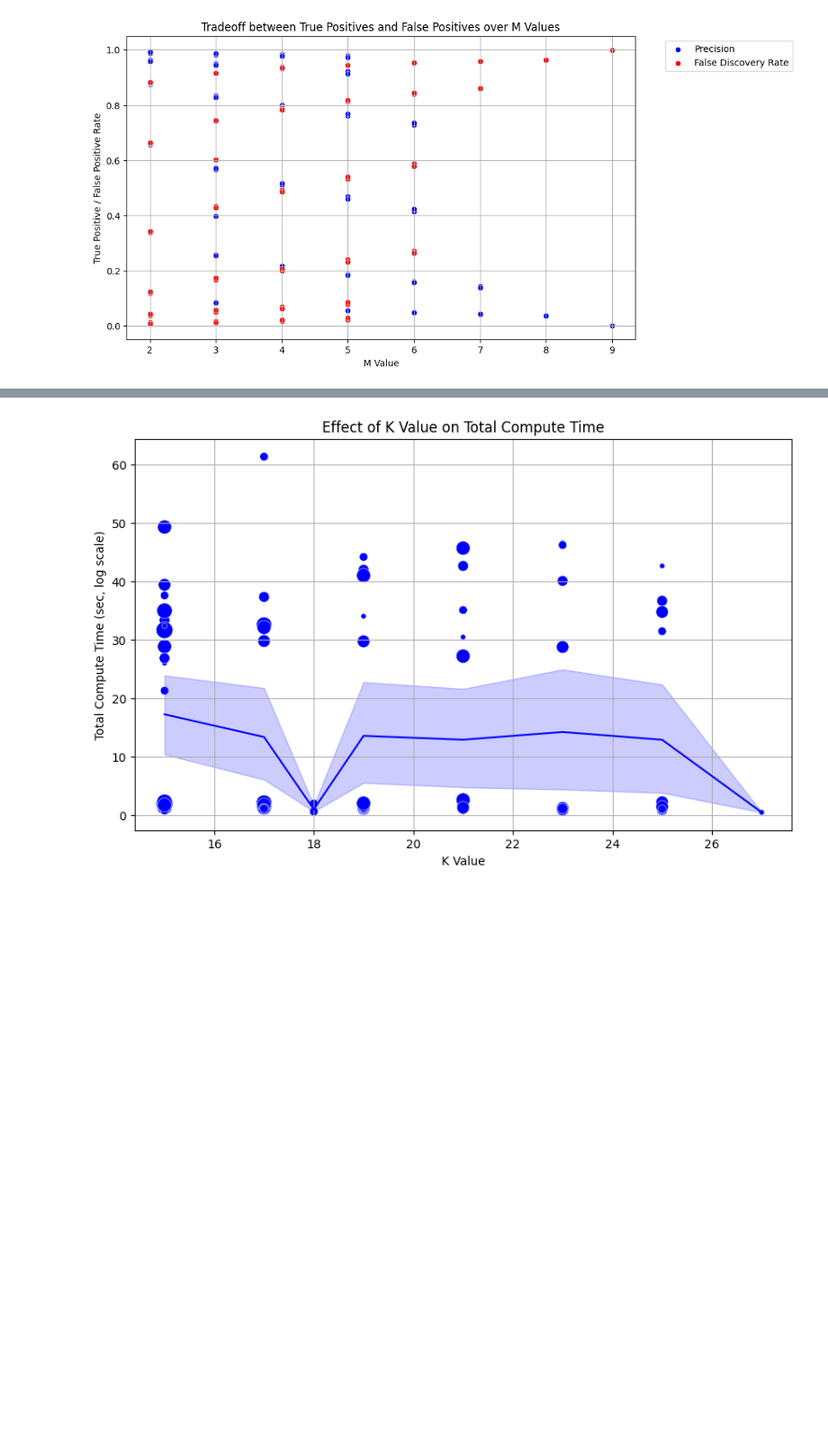
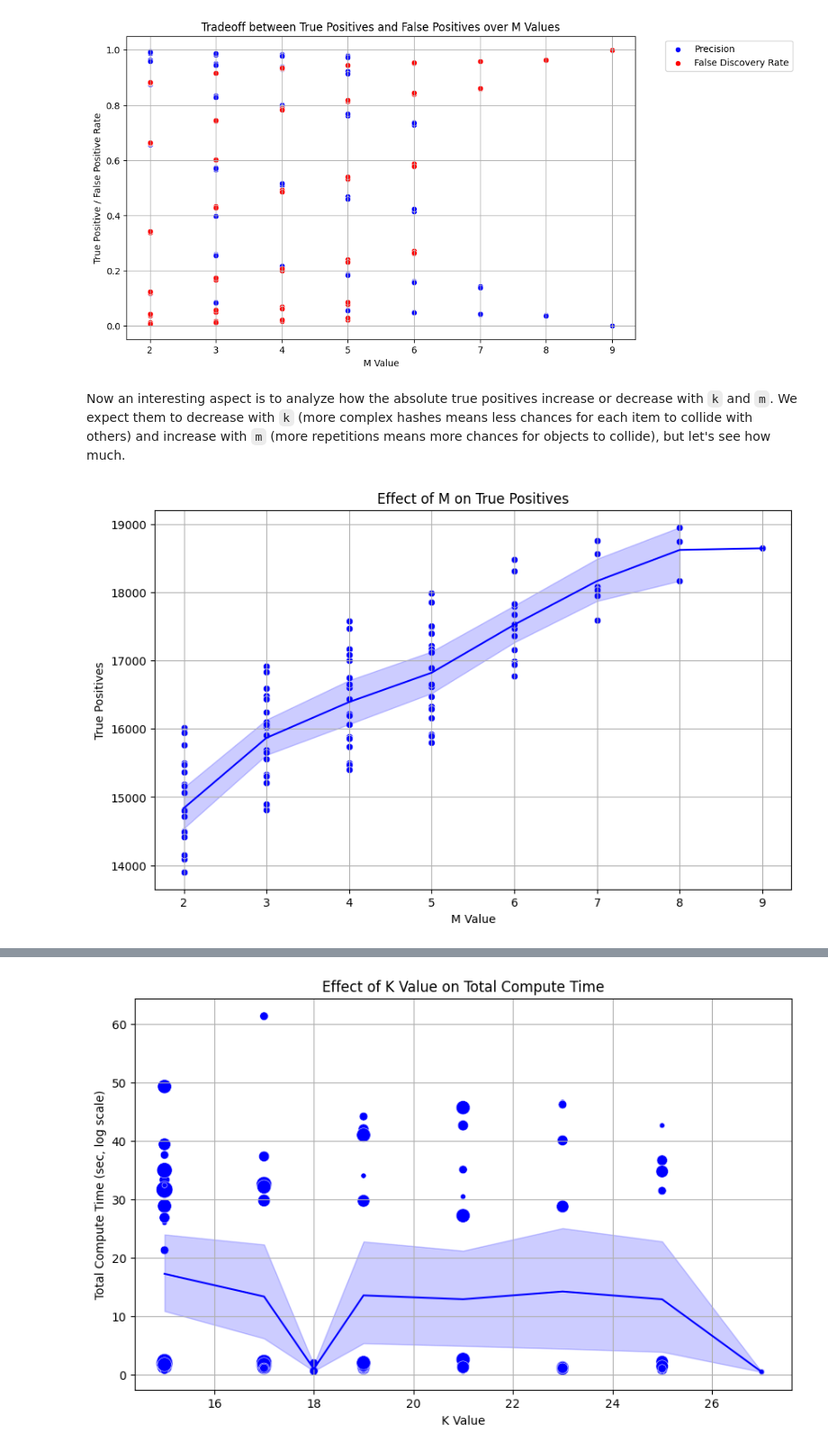
Before and after one commit to AimbotParce/MDS-IRRS-Lab6, a Jupyter notebook: notebooks/results-analysis.ipynb, the cells around one changed output, grey strips where cells are left out. Shown at 90% size. Drawn from its saved outputs; the diff is of its cells as text; code cells hidden in the pictures; blank space fills up the shorter version.

Commit message:
Add true positives plots

```diff
--- a/notebooks/results-analysis.ipynb
+++ b/notebooks/results-analysis.ipynb
@@ -46,3 +48,17 @@ plt.savefig("../images/precision-fdr-tradeoff-m.png", bbox_inches="tight")
 plt.show()
 # %% [output]
 [figure]
+# %% [markdown]
+Now an interesting aspect is to analyze how the absolute true positives increase or decrease with `k` and `m`. We expect them to decrease with `k` (more complex hashes means less chances for each item to collide with others) and increase with `m` (more repetitions means more chances for objects to collide), but let's see how much.
+# %%
+plt.figure(figsize=(10, 6))
+sns.scatterplot(data=df, x="m", y="true_positives", color="blue")
+sns.lineplot(data=df, x="m", y="true_positives", color="blue")
+plt.title("Effect of M on True Positives")
+plt.xlabel("M Value")
+plt.ylabel("True Positives")
+plt.grid(True)
+plt.savefig("../images/true-positives-m.png", bbox_inches="tight")
+plt.show()
+# %% [output]
+[figure, added]
```
Also changed, not shown: parts of 2 cells of this notebook, 5 other files.
